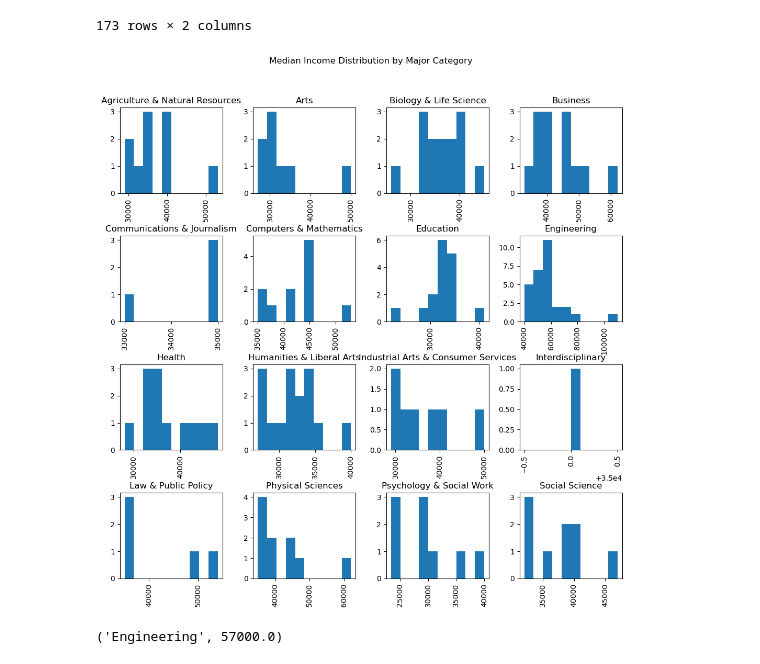
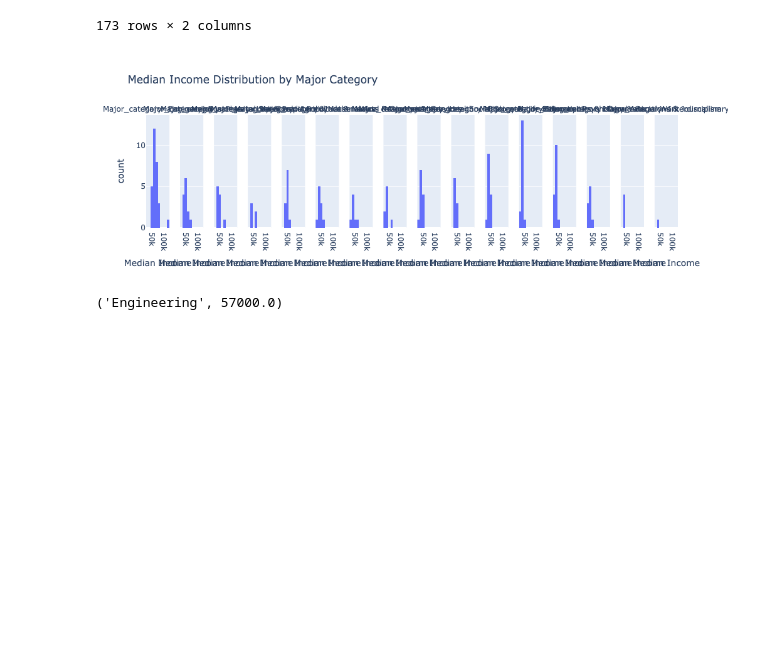
Before and after one commit to julianweber7/Day7, a Jupyter notebook: Day7-HW.ipynb, the cells around one changed output. Drawn from its saved outputs; the diff is of its cells as text; code cells hidden in the pictures; blank space fills up the shorter version.

```diff
--- a/Day7-HW.ipynb
+++ b/Day7-HW.ipynb
@@ -321,11 +321,13 @@ highest_percentage_women[['Major', 'ShareWomen']]
 173 rows × 2 columns
 # %%
 
-DF_raw.hist(column='Median', by='Major_category', figsize=(12, 12), bins=10)
-plt.suptitle('Median Income Distribution by Major Category')
-plt.show()
+fig = px.histogram(DF_raw, x='Median', facet_col='Major_category',
+                   title='Median Income Distribution by Major Category',
+                   labels={'Median': 'Median Income'},
+                   nbins=10)
+fig.show()
 # %% [output]
-[figure, old version]
+[figure, new version]
 # %%
 highest_median_income_category = DF_raw.groupby('Major_category')['Median'].median().idxmax()
 highest_median_income = DF_raw.groupby('Major_category')['Median'].median().max()
```
